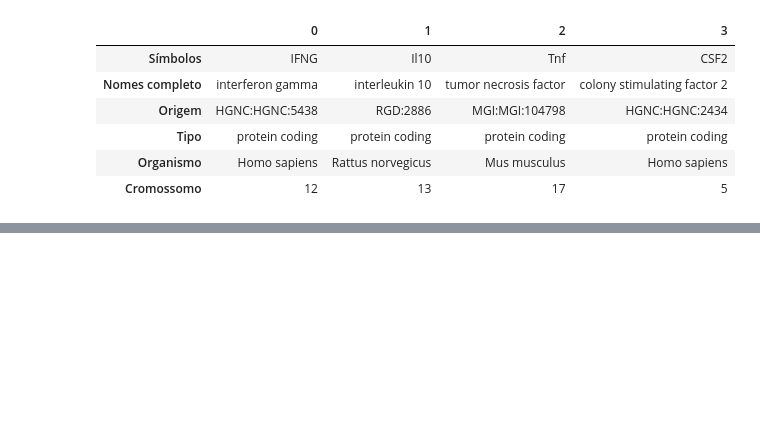
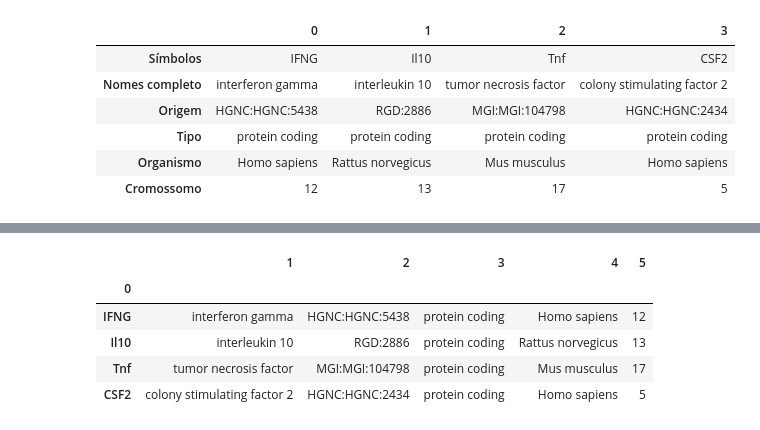
Before and after one commit to Laboratorio-de-Analise-de-Dados/disciplina_python_basico, a Jupyter notebook: dev/script/aulas/práticas/06-ObjetosCompostos2.ipynb, the cells around one changed output, grey strips where cells are left out. Saved outputs shown, nothing was run; the diff lists cells and outputs as text; code cells hidden in the pictures; blank space fills up the shorter version.

```diff
--- a/dev/script/aulas/práticas/06-ObjetosCompostos2.ipynb
+++ b/dev/script/aulas/práticas/06-ObjetosCompostos2.ipynb
@@ -33,0 +13,10 @@ chromosome = [12,13,17,5]
+# %%
+gene_matriz_lista = [
+    simbolo,
+    full_name,
+    source,
+    gene_type,
+    organism,
+    chromosome
+]
+gene_matriz_lista
@@ -123,0 +184,3 @@ gene_matriz
+# %%
+gene_matriz_lista = pd.DataFrame(gene_matriz_lista)
+gene_matriz_lista
@@ -123,0 +195,3 @@ gene_matriz
+# %%
+gene_matriz_lista = gene_matriz_lista.T
+gene_matriz_lista
@@ -123,0 +204,10 @@ gene_matriz
+# %%
+gene_matriz_lista.set_index(0, inplace=True)
+gene_matriz_lista
+# %% [output]
+|  | 1 | 2 | 3 | 4 | 5 |
+| 0 |  |  |  |  |  |
+| IFNG | interferon gamma | HGNC:HGNC:5438 | protein coding | Homo sapiens | 12 |
+| Il10 | interleukin 10 | RGD:2886 | protein coding | Rattus norvegicus | 13 |
+| Tnf | tumor necrosis factor | MGI:MGI:104798 | protein coding | Mus musculus | 17 |
+| CSF2 | colony stimulating factor 2 | HGNC:HGNC:2434 | protein coding | Homo sapiens | 5 |
```
Also changed, not shown: parts of 77 cells of this notebook, 3 other files.
